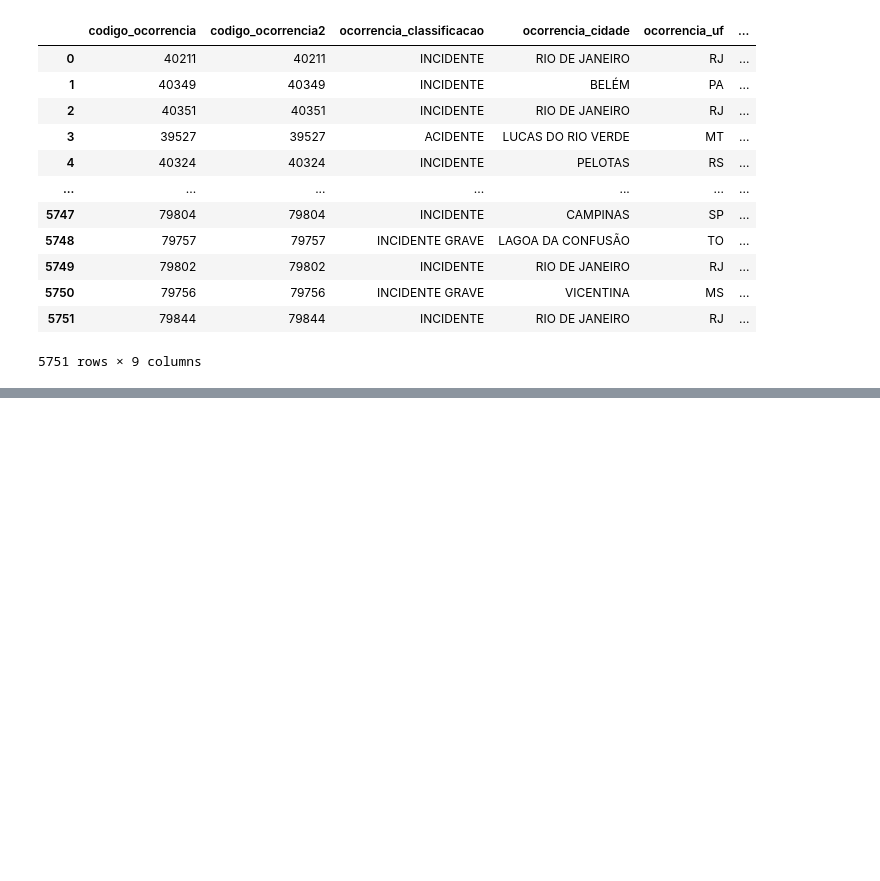
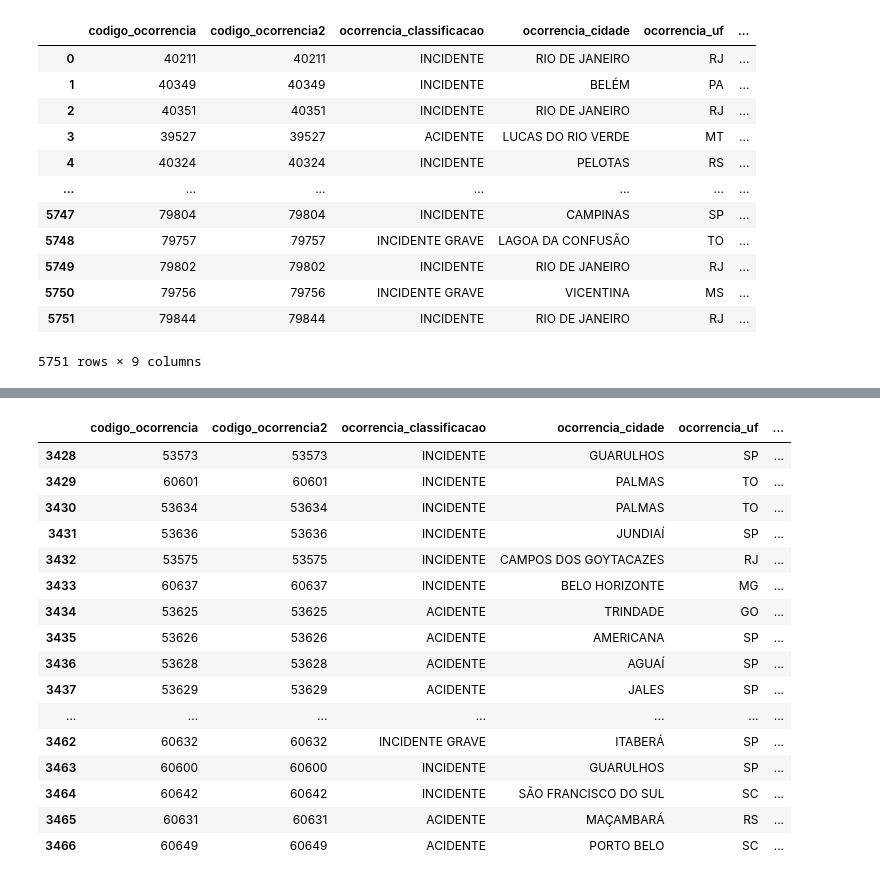
Before and after one commit to Huggyturd/portfolio-dataengineer, a Jupyter notebook: ETL/CENIPA/CENIPA.ipynb, the cells around one changed output, grey strips where cells are left out. Drawn from its saved outputs; the diff is of its cells as text; code cells hidden in the pictures; blank space fills up the shorter version.

```diff
--- a/ETL/CENIPA/CENIPA.ipynb
+++ b/ETL/CENIPA/CENIPA.ipynb
@@ -167,0 +301,23 @@ dataframe
+# %%
+#ocorrências do ano de 2015 e mês 12
+filtro = dataframe.ocorrencia_dia.dt.year == 2015
+filtro2 = dataframe.ocorrencia_dia.dt.month == 12
+dataframe.loc[filtro & filtro2]
+# %% [output]
+|  | codigo_ocorrencia | codigo_ocorrencia2 | ocorrencia_classificacao | ocorrencia_cidade | ocorrencia_uf | ... |
+| 3428 | 53573 | 53573 | INCIDENTE | GUARULHOS | SP | ... |
+| 3429 | 60601 | 60601 | INCIDENTE | PALMAS | TO | ... |
+| 3430 | 53634 | 53634 | INCIDENTE | PALMAS | TO | ... |
+| 3431 | 53636 | 53636 | INCIDENTE | JUNDIAÍ | SP | ... |
+| 3432 | 53575 | 53575 | INCIDENTE | CAMPOS DOS GOYTACAZES | RJ | ... |
+| 3433 | 60637 | 60637 | INCIDENTE | BELO HORIZONTE | MG | ... |
+| 3434 | 53625 | 53625 | ACIDENTE | TRINDADE | GO | ... |
+| 3435 | 53626 | 53626 | ACIDENTE | AMERICANA | SP | ... |
+| 3436 | 53628 | 53628 | ACIDENTE | AGUAÍ | SP | ... |
+| 3437 | 53629 | 53629 | ACIDENTE | JALES | SP | ... |
+| ... | ... | ... | ... | ... | ... | ... |
+| 3462 | 60632 | 60632 | INCIDENTE GRAVE | ITABERÁ | SP | ... |
+| 3463 | 60600 | 60600 | INCIDENTE | GUARULHOS | SP | ... |
+| 3464 | 60642 | 60642 | INCIDENTE | SÃO FRANCISCO DO SUL | SC | ... |
+| 3465 | 60631 | 60631 | ACIDENTE | MAÇAMBARÁ | RS | ... |
+| 3466 | 60649 | 60649 | ACIDENTE | PORTO BELO | SC | ... |
```
Also changed, not shown: parts of 18 cells of this notebook.
